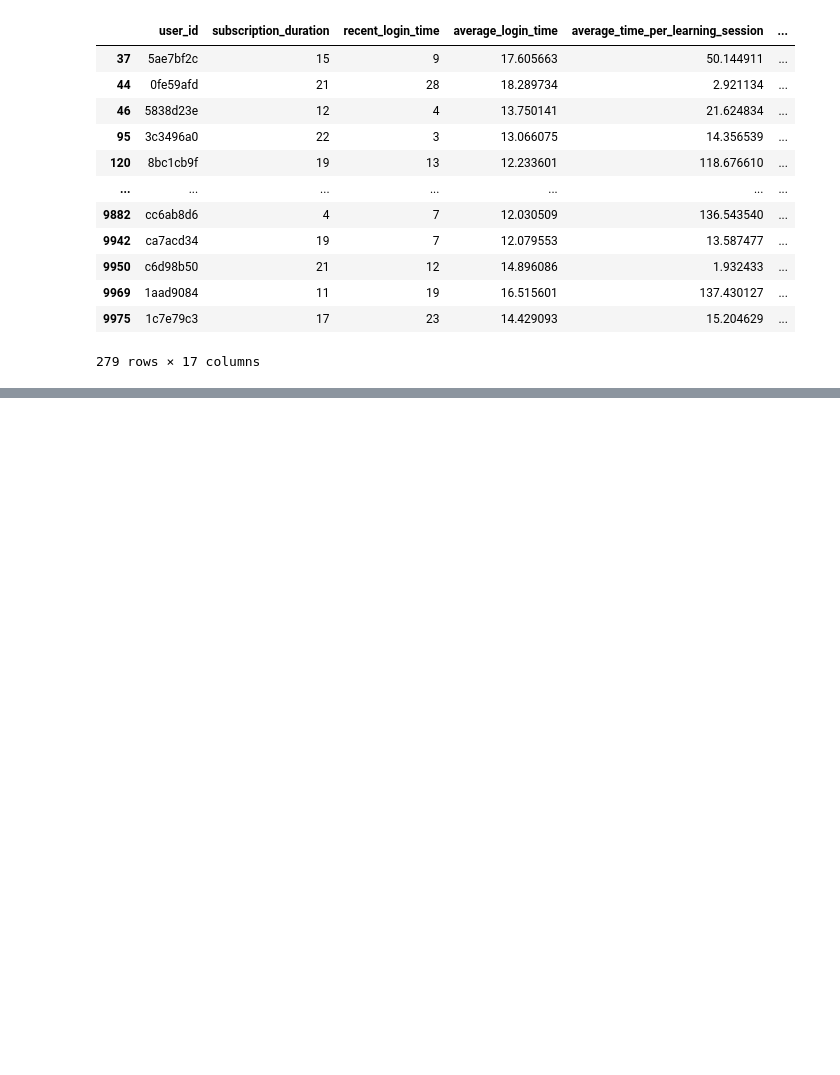
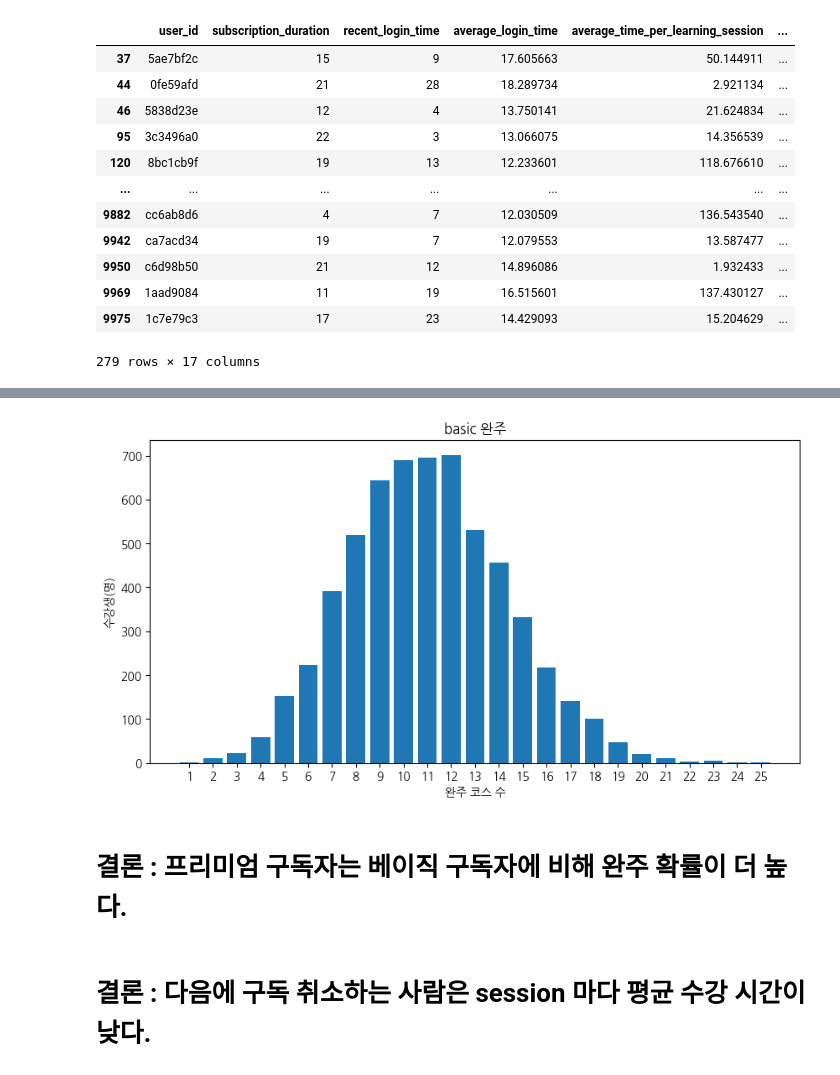
Before and after one commit to min01118/WASSUP4, a Jupyter notebook: 05_Data_Analysis/DA_Mini_Project.ipynb, the cells around one changed output, grey strips where cells are left out. Drawn from its saved outputs; the diff is of its cells as text; code cells hidden in the pictures; blank space fills up the shorter version.

```diff
--- a/05_Data_Analysis/DA_Mini_Project.ipynb
+++ b/05_Data_Analysis/DA_Mini_Project.ipynb
@@ -637,0 +702,28 @@ df[(df['subscription_type']=="Basic")&(df['payment_pattern']==0)&(df['target']==
+# %%
+
+#그래프 사이즈
+plt.figure(figsize=(10,5))
+
+#그래프 x축 y축
+plt.bar(bbbb.index, bbbb.values)
+
+#그래프 명
+plt.title('basic 완주')
+
+#그래프 x축 레이블
+plt.xlabel('완주 코스 수')
+
+#그래프 y축 레이블
+plt.ylabel('수강생(명)')
+
+#x축 레이블을
+plt.xticks(bbbb.index)
+
+#그래프 출력
+plt.show()
+# %% [output]
+[figure, added]
+# %% [markdown]
+# 결론 :   프리미엄 구독자는 베이직 구독자에 비해 완주 확률이 더 높다.
+# %% [markdown]
+# 결론 :  다음에 구독 취소하는 사람은 session 마다 평균 수강 시간이 낮다.
```
Also changed, not shown: parts of 7 cells of this notebook.
